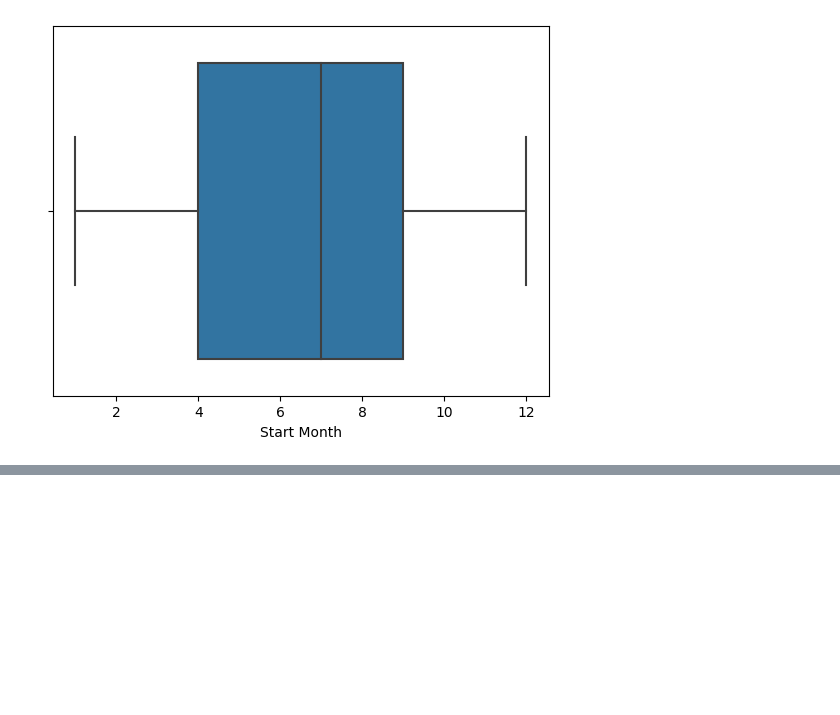
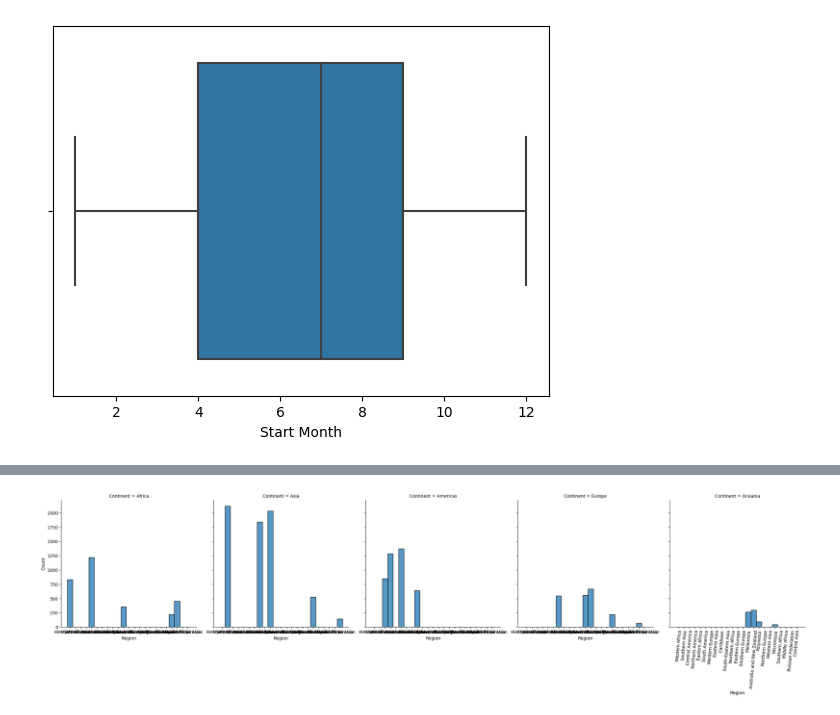
Before and after one commit to AleDataAnalyst/grupo2_desastresnaturales, a Jupyter notebook: Notebooks/01LimpiarDatos/01_Ele_ReducirColumnas.ipynb, the cells around one changed output, grey strips where cells are left out. Saved outputs shown, nothing was run; the diff lists cells and outputs as text; code cells hidden in the pictures; blank space fills up the shorter version.

```diff
--- a/Notebooks/01LimpiarDatos/01_Ele_ReducirColumnas.ipynb
+++ b/Notebooks/01LimpiarDatos/01_Ele_ReducirColumnas.ipynb
@@ -475,0 +509,6 @@ sns.boxplot(data=df, x='Start Month')
+# %%
+sns.displot (data=df, x = 'Region', col= 'Continent')
+plt.xticks(rotation=85)
+plt.show()
+# %% [output]
+[figure, added]
```
Also changed, not shown: parts of 5 cells of this notebook, 1 other file.
